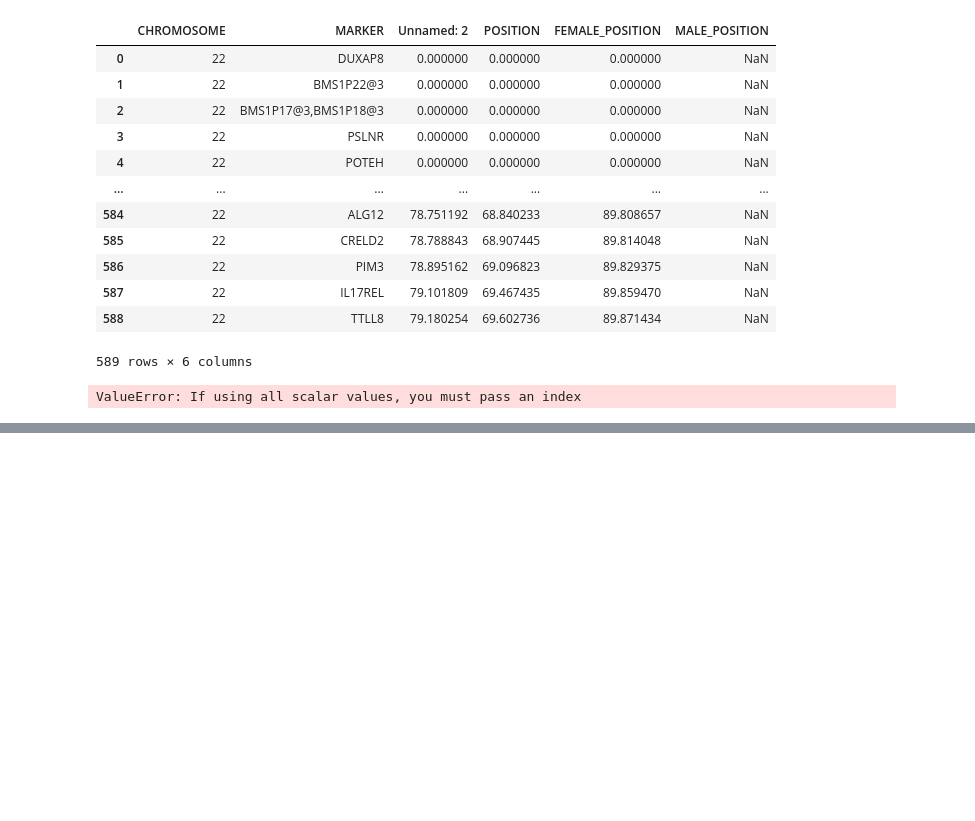
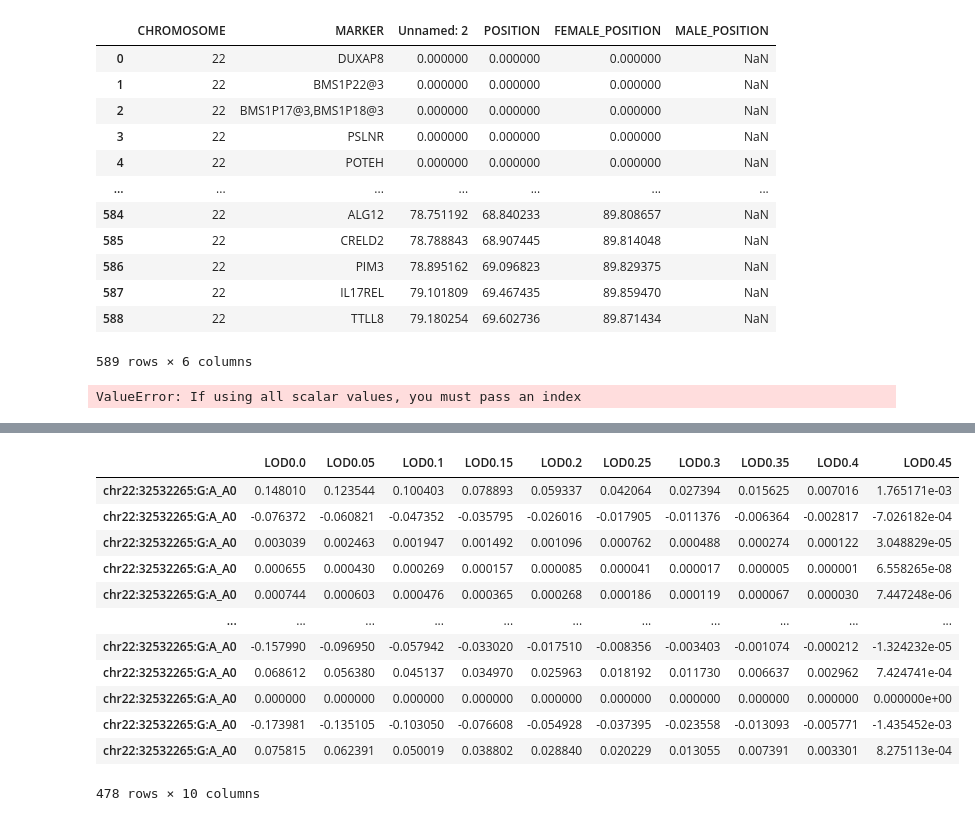
Before and after one commit to gaow/SEQLinkage, a Jupyter notebook: nbs/12_linkage.ipynb, the cells around one changed output, grey strips where cells are left out. Cells and saved outputs as stored; diff of their text form; code cells hidden in the pictures; blank space fills up the shorter version.

Commit message:
fix format lod for single variant

```diff
--- a/nbs/12_linkage.ipynb
+++ b/nbs/12_linkage.ipynb
@@ -840,3 +839,13 @@ ValueError: If using all scalar values, you must pass an index
 variants
 # %%
 cped_d['1007'].to_csv('../data/wg20220316/chr22test/MERLIN/chr22test.chr22_new_1007.ped',header=False,index=False,sep='\t')
+# %%
+lod_files=glob.glob('../data/wg20220425genes/chr22test/tmp/CACHE/chr22test*cutoff0.05unimputed.lods')
+# %%
+for file in lod_files:
+    print(file[:-5])
+    with open(file, 'rb') as handle:
+        res = pickle.load(handle)
+    tmp=list(res.values())[0]
+    if 'chr22:32532265:G:A_A0' in tmp.index:
+        var_res=format_fam_lods(res.values())
@@ -842,0 +870,16 @@ cped_d['1007'].to_csv('../data/wg20220316/chr22test/MERLIN/chr22test.chr22_new_1
+# %%
+var_res['chr22:32532265:G:A_A0'].transpose()
+# %% [output]
+|  | LOD0.0 | LOD0.05 | LOD0.1 | LOD0.15 | LOD0.2 | LOD0.25 | LOD0.3 | LOD0.35 | LOD0.4 | LOD0.45 |
+| chr22:32532265:G:A_A0 | 0.148010 | 0.123544 | 0.100403 | 0.078893 | 0.059337 | 0.042064 | 0.027394 | 0.015625 | 0.007016 | 1.765171e-03 |
+| chr22:32532265:G:A_A0 | -0.076372 | -0.060821 | -0.047352 | -0.035795 | -0.026016 | -0.017905 | -0.011376 | -0.006364 | -0.002817 | -7.026182e-04 |
+| chr22:32532265:G:A_A0 | 0.003039 | 0.002463 | 0.001947 | 0.001492 | 0.001096 | 0.000762 | 0.000488 | 0.000274 | 0.000122 | 3.048829e-05 |
+| chr22:32532265:G:A_A0 | 0.000655 | 0.000430 | 0.000269 | 0.000157 | 0.000085 | 0.000041 | 0.000017 | 0.000005 | 0.000001 | 6.558265e-08 |
+| chr22:32532265:G:A_A0 | 0.000744 | 0.000603 | 0.000476 | 0.000365 | 0.000268 | 0.000186 | 0.000119 | 0.000067 | 0.000030 | 7.447248e-06 |
+| ... | ... | ... | ... | ... | ... | ... | ... | ... | ... | ... |
+| chr22:32532265:G:A_A0 | -0.157990 | -0.096950 | -0.057942 | -0.033020 | -0.017510 | -0.008356 | -0.003403 | -0.001074 | -0.000212 | -1.324232e-05 |
+| chr22:32532265:G:A_A0 | 0.068612 | 0.056380 | 0.045137 | 0.034970 | 0.025963 | 0.018192 | 0.011730 | 0.006637 | 0.002962 | 7.424741e-04 |
+| chr22:32532265:G:A_A0 | 0.000000 | 0.000000 | 0.000000 | 0.000000 | 0.000000 | 0.000000 | 0.000000 | 0.000000 | 0.000000 | 0.000000e+00 |
+| chr22:32532265:G:A_A0 | -0.173981 | -0.135105 | -0.103050 | -0.076608 | -0.054928 | -0.037395 | -0.023558 | -0.013093 | -0.005771 | -1.435452e-03 |
+| chr22:32532265:G:A_A0 | 0.075815 | 0.062391 | 0.050019 | 0.038802 | 0.028840 | 0.020229 | 0.013055 | 0.007391 | 0.003301 | 8.275113e-04 |
+478 rows × 10 columns
```
Also changed, not shown: parts of 8 cells of this notebook, 1 other file.
